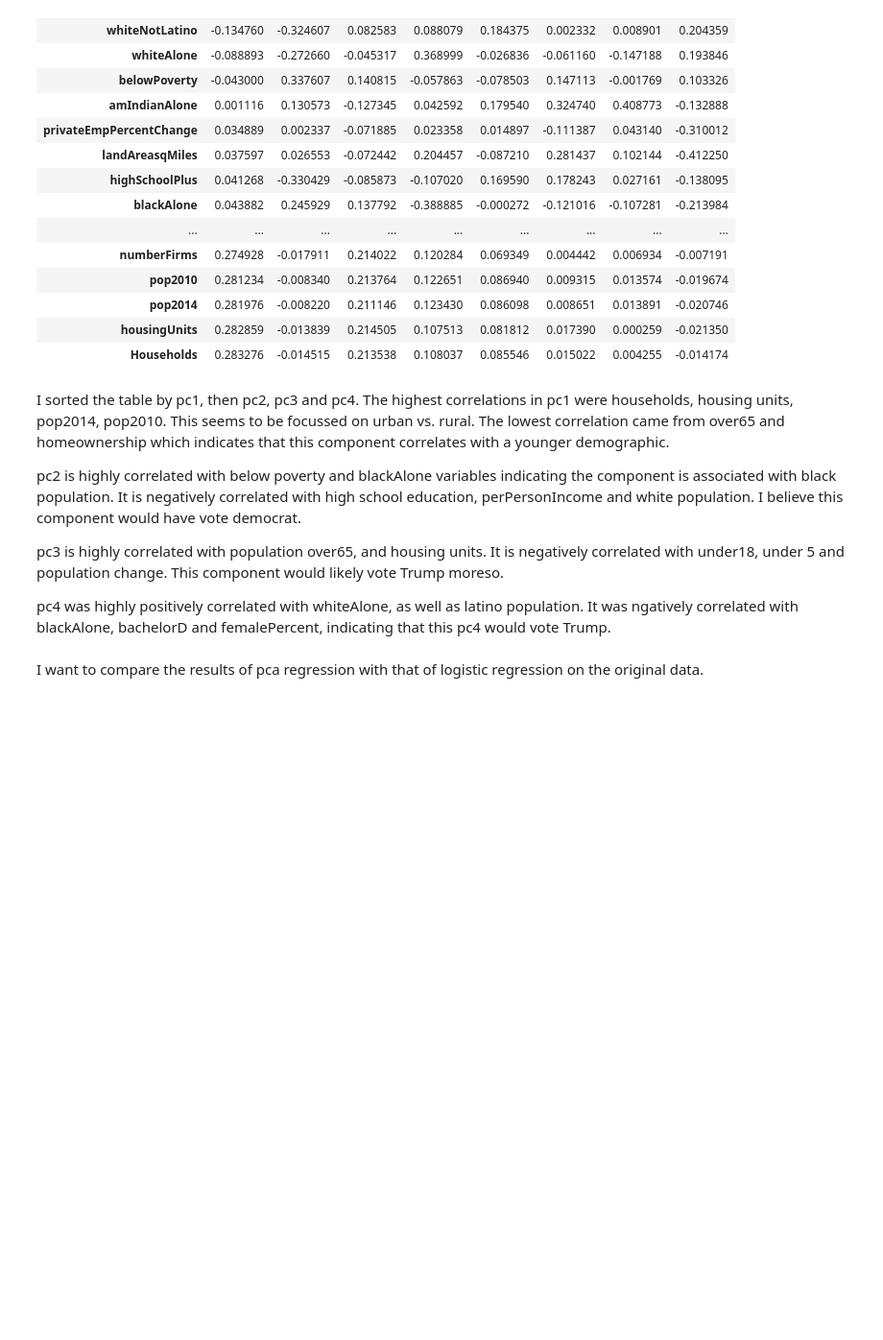
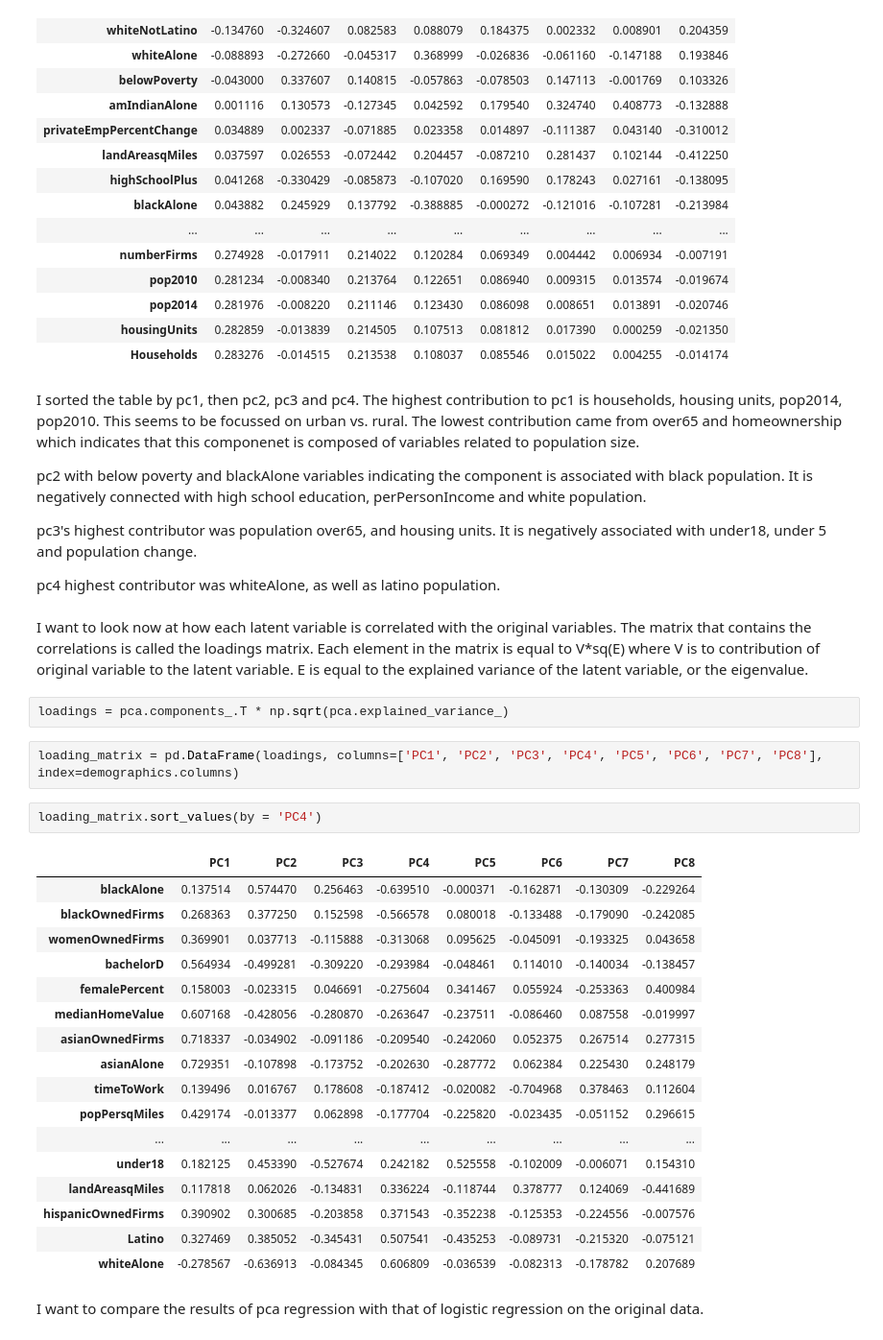
Before and after one commit to prussell94/US-Election-2012-2016, a Jupyter notebook: Election2.ipynb, the cells around one changed output. Shown: that part at 96% size. Cells and saved outputs as stored; diff of their text form; blank space fills up the shorter version.

```diff
--- a/Election2.ipynb
+++ b/Election2.ipynb
@@ -964,12 +964,38 @@ loadings.sort_values(by = 'PC1')
 | housingUnits | 0.282859 | -0.013839 | 0.214505 | 0.107513 | 0.081812 | 0.017390 | 0.000259 | -0.021350 |
 | Households | 0.283276 | -0.014515 | 0.213538 | 0.108037 | 0.085546 | 0.015022 | 0.004255 | -0.014174 |
 # %% [markdown]
-I sorted the table by pc1, then pc2, pc3 and pc4. The highest correlations in pc1 were households, housing units, pop2014, pop2010. This seems to be focussed on urban vs. rural. The lowest correlation came from over65 and homeownership which indicates that this component correlates with a younger demographic.
+I sorted the table by pc1, then pc2, pc3 and pc4. The highest contribution to pc1 is households, housing units, pop2014, pop2010. This seems to be focussed on urban vs. rural. The lowest contribution came from over65 and homeownership which indicates that this componenet is composed of variables related to population size.
 
-pc2 is highly correlated with below poverty and blackAlone variables indicating the component is associated with black population. It is negatively correlated with high school education, perPersonIncome and white population. I believe this component would have vote democrat.
+pc2 with below poverty and blackAlone variables indicating the component is associated with black population. It is negatively connected with high school education, perPersonIncome and white population.
 
-pc3 is highly correlated with population over65, and housing units. It is negatively correlated with under18, under 5 and population change. This component would likely vote Trump moreso.
+pc3's highest contributor was population over65, and housing units. It is negatively associated with under18, under 5 and population change.
 
-pc4 was highly positively correlated with whiteAlone, as well as latino population. It was ngatively correlated with blackAlone, bachelorD and femalePercent, indicating that this pc4 would vote Trump.
+pc4 highest contributor was whiteAlone, as well as latino population.
+# %% [markdown]
+I want to look now at how each latent variable is correlated with the original variables. The matrix that contains the correlations is called the loadings matrix. Each element in the matrix is equal to V*sq(E) where V is to contribution of original variable to the latent variable. E is equal to the explained variance of the latent variable, or the eigenvalue.
+# %%
+loadings = pca.components_.T * np.sqrt(pca.explained_variance_)
+# %%
+loading_matrix = pd.DataFrame(loadings, columns=['PC1', 'PC2', 'PC3', 'PC4', 'PC5', 'PC6', 'PC7', 'PC8'], index=demographics.columns)
+# %%
+loading_matrix.sort_values(by = 'PC4')
+# %% [output]
+|  | PC1 | PC2 | PC3 | PC4 | PC5 | PC6 | PC7 | PC8 |
+| blackAlone | 0.137514 | 0.574470 | 0.256463 | -0.639510 | -0.000371 | -0.162871 | -0.130309 | -0.229264 |
+| blackOwnedFirms | 0.268363 | 0.377250 | 0.152598 | -0.566578 | 0.080018 | -0.133488 | -0.179090 | -0.242085 |
+| womenOwnedFirms | 0.369901 | 0.037713 | -0.115888 | -0.313068 | 0.095625 | -0.045091 | -0.193325 | 0.043658 |
+| bachelorD | 0.564934 | -0.499281 | -0.309220 | -0.293984 | -0.048461 | 0.114010 | -0.140034 | -0.138457 |
+| femalePercent | 0.158003 | -0.023315 | 0.046691 | -0.275604 | 0.341467 | 0.055924 | -0.253363 | 0.400984 |
+| medianHomeValue | 0.607168 | -0.428056 | -0.280870 | -0.263647 | -0.237511 | -0.086460 | 0.087558 | -0.019997 |
+| asianOwnedFirms | 0.718337 | -0.034902 | -0.091186 | -0.209540 | -0.242060 | 0.052375 | 0.267514 | 0.277315 |
+| asianAlone | 0.729351 | -0.107898 | -0.173752 | -0.202630 | -0.287772 | 0.062384 | 0.225430 | 0.248179 |
+| timeToWork | 0.139496 | 0.016767 | 0.178608 | -0.187412 | -0.020082 | -0.704968 | 0.378463 | 0.112604 |
+| popPersqMiles | 0.429174 | -0.013377 | 0.062898 | -0.177704 | -0.225820 | -0.023435 | -0.051152 | 0.296615 |
+| ... | ... | ... | ... | ... | ... | ... | ... | ... |
+| under18 | 0.182125 | 0.453390 | -0.527674 | 0.242182 | 0.525558 | -0.102009 | -0.006071 | 0.154310 |
+| landAreasqMiles | 0.117818 | 0.062026 | -0.134831 | 0.336224 | -0.118744 | 0.378777 | 0.124069 | -0.441689 |
+| hispanicOwnedFirms | 0.390902 | 0.300685 | -0.203858 | 0.371543 | -0.352238 | -0.125353 | -0.224556 | -0.007576 |
+| Latino | 0.327469 | 0.385052 | -0.345431 | 0.507541 | -0.435253 | -0.089731 | -0.215320 | -0.075121 |
+| whiteAlone | -0.278567 | -0.636913 | -0.084345 | 0.606809 | -0.036539 | -0.082313 | -0.178782 | 0.207689 |
 # %% [markdown]
 I want to compare the results of pca regression with that of logistic regression on the original data.
```
Also changed, not shown: parts of 30 cells of this notebook.
